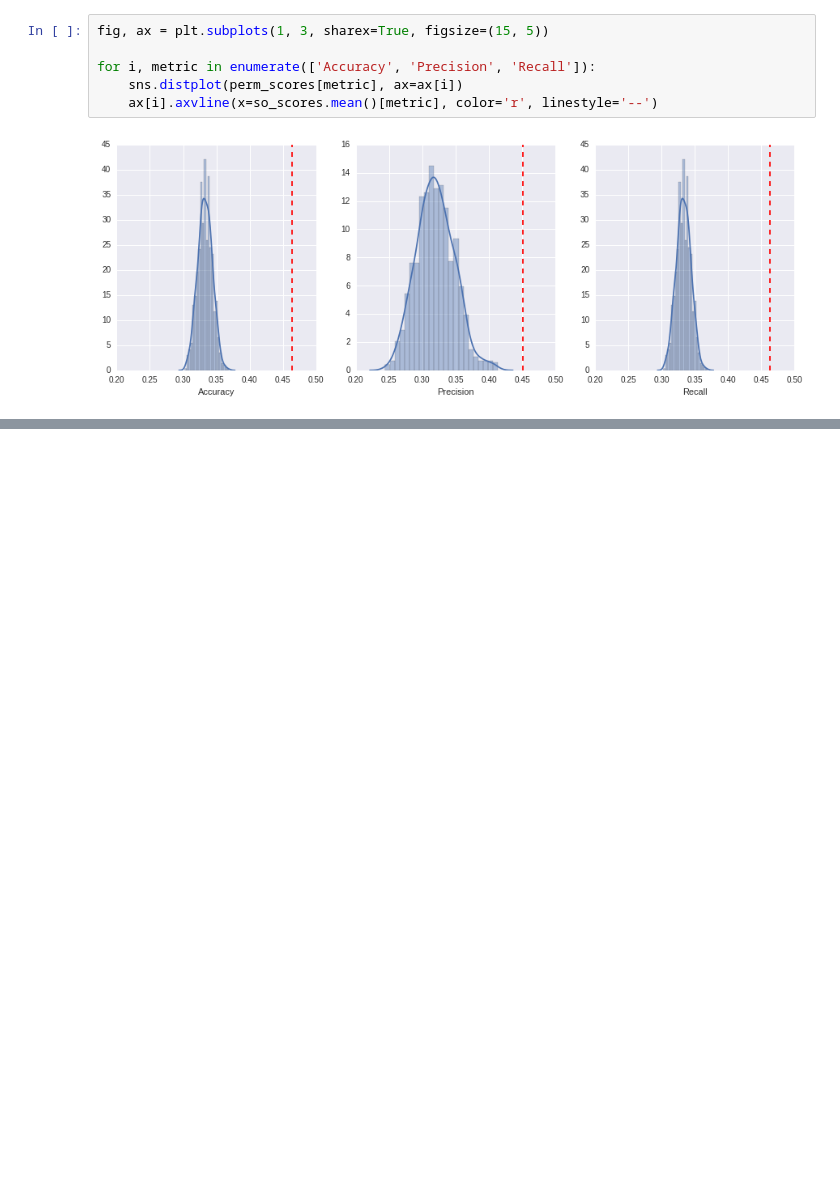
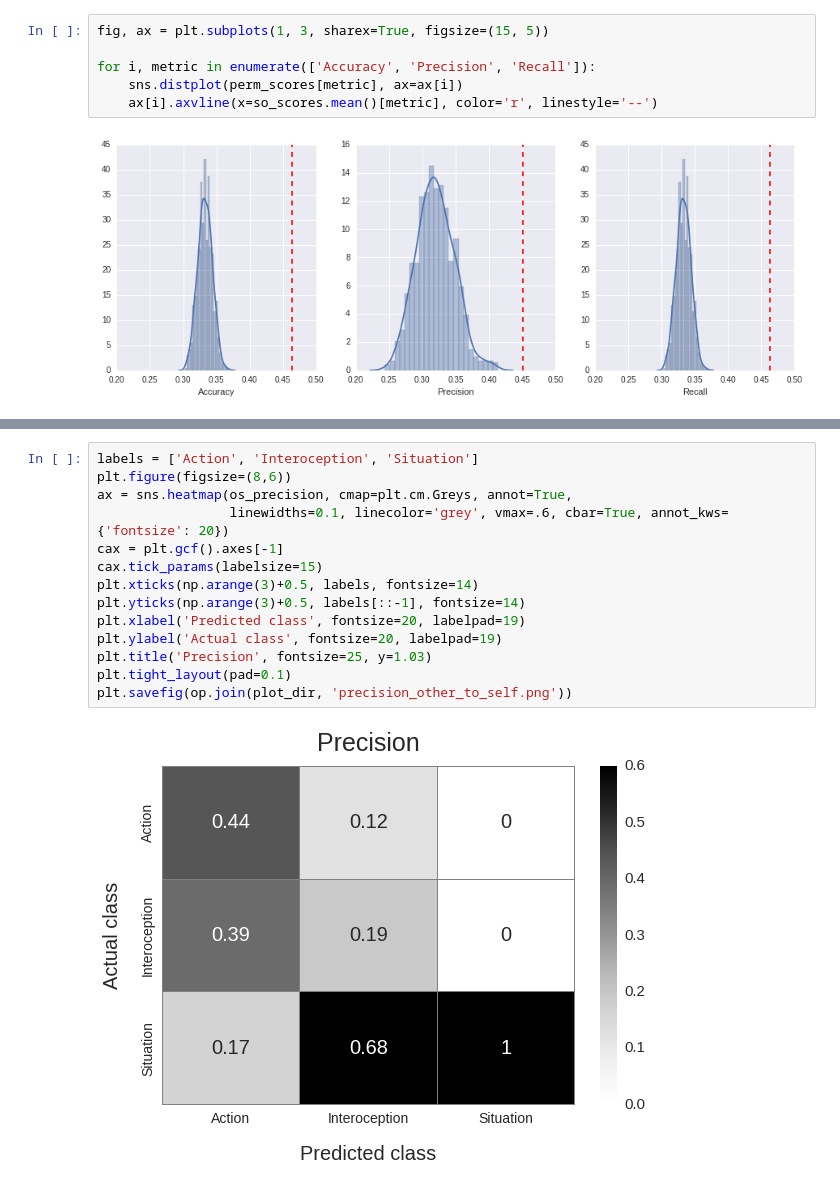
Before and after one commit to lukassnoek/DecodingEmotions, a Jupyter notebook: ANALYSES/statistics/statistics_conditionaverage_mvpa.ipynb, the cells around one changed output, grey strips where cells are left out. Cells and saved outputs as stored; diff of their text form; blank space fills up the shorter version.

```diff
--- a/ANALYSES/statistics/statistics_conditionaverage_mvpa.ipynb
+++ b/ANALYSES/statistics/statistics_conditionaverage_mvpa.ipynb
@@ -130,0 +165,16 @@ P-value for Recall (0.463): 0.000
+# %%
+labels = ['Action', 'Interoception', 'Situation']
+plt.figure(figsize=(8,6))
+ax = sns.heatmap(os_precision, cmap=plt.cm.Greys, annot=True,
+                 linewidths=0.1, linecolor='grey', vmax=.6, cbar=True, annot_kws={'fontsize': 20})
+cax = plt.gcf().axes[-1]
+cax.tick_params(labelsize=15)
+plt.xticks(np.arange(3)+0.5, labels, fontsize=14)
+plt.yticks(np.arange(3)+0.5, labels[::-1], fontsize=14)
+plt.xlabel('Predicted class', fontsize=20, labelpad=19)
+plt.ylabel('Actual class', fontsize=20, labelpad=19)
+plt.title('Precision', fontsize=25, y=1.03)
+plt.tight_layout(pad=0.1)
+plt.savefig(op.join(plot_dir, 'precision_other_to_self.png'))
+# %% [output]
+[figure, added]
```
Also changed, not shown: parts of 16 cells of this notebook, 1 other file.
